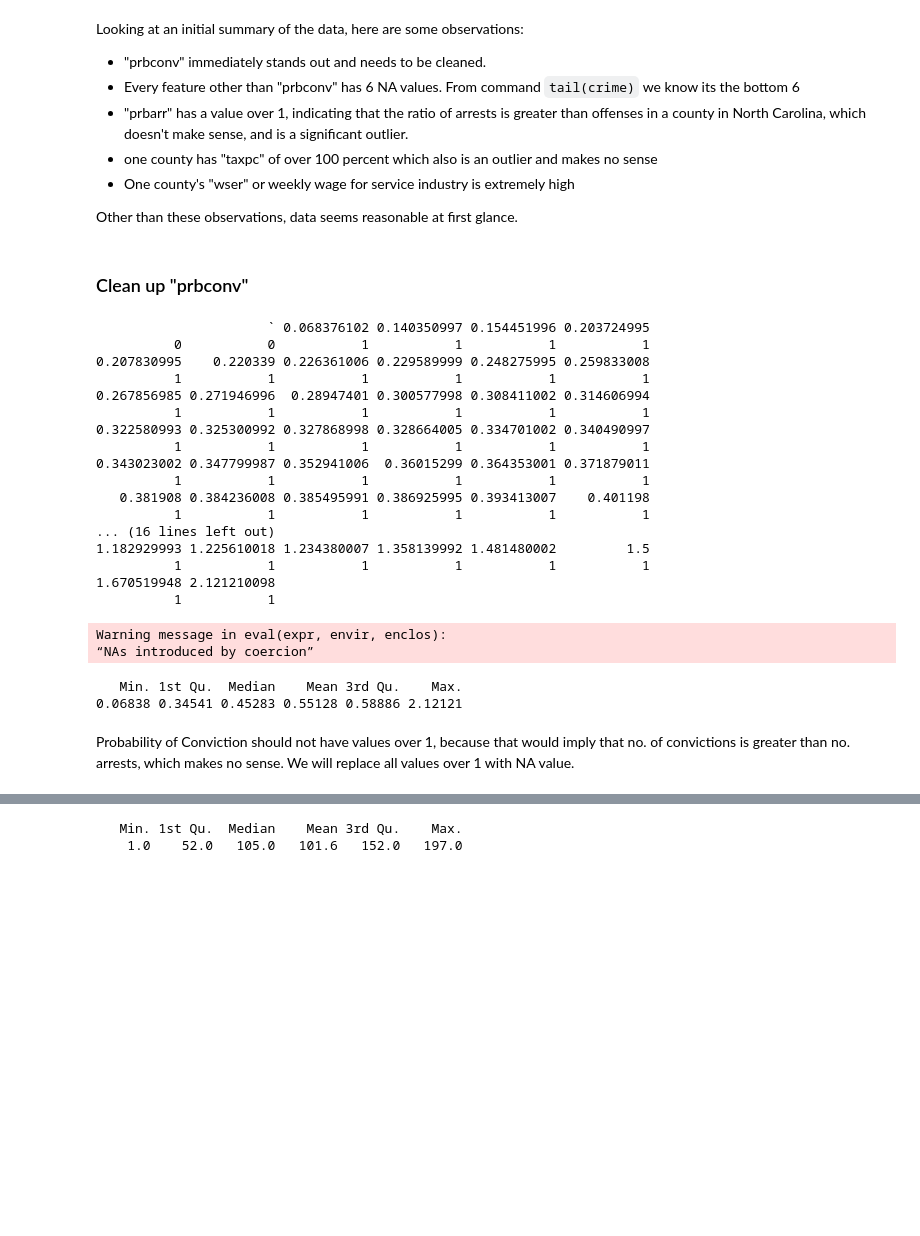
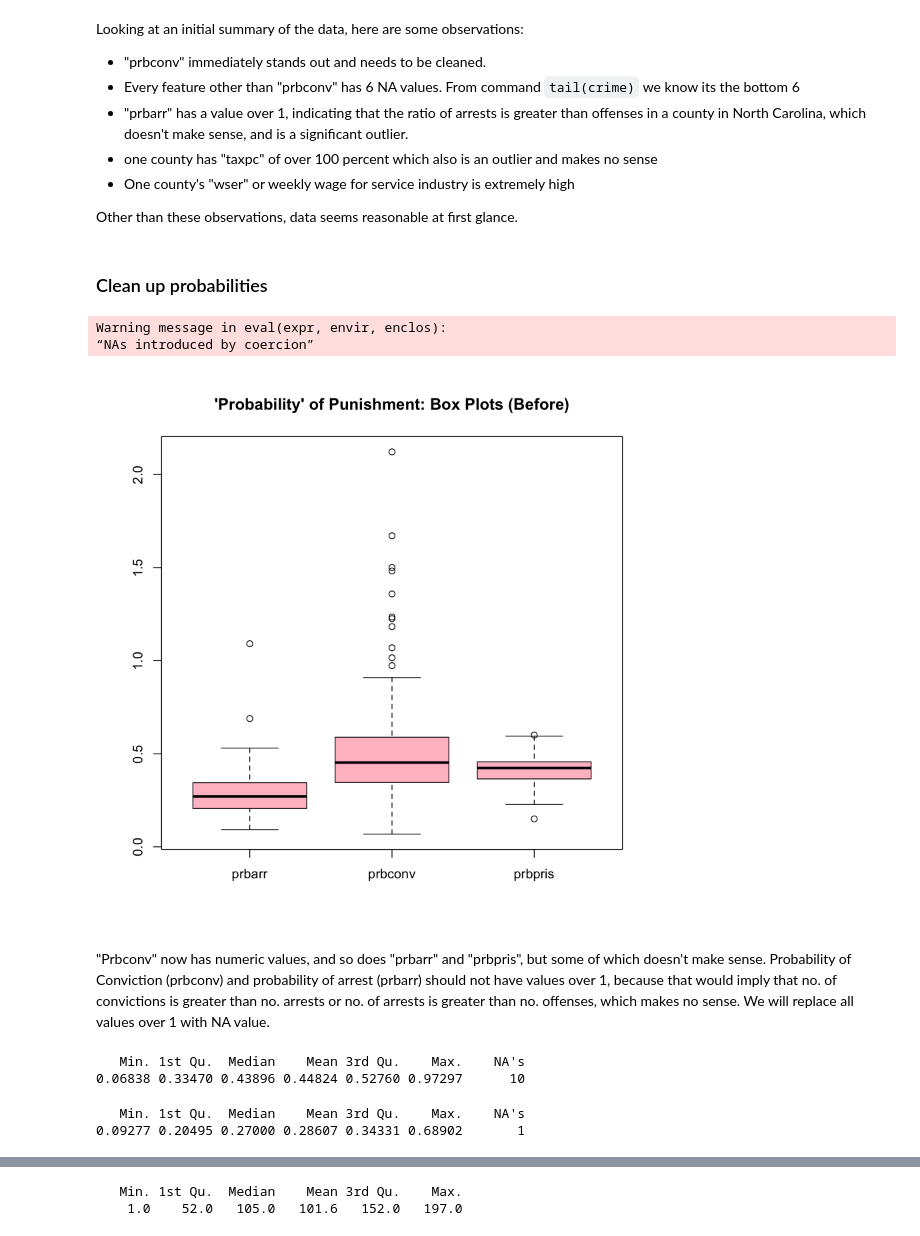
Before and after one commit to lucaschadwicklam97/lab_3_collab, a Jupyter notebook: Annabelle_Joy_Lucas_lab3_v1.ipynb, the cells around one changed output, grey strips where cells are left out. Cells and saved outputs as stored; diff of their text form; code cells hidden in the pictures; blank space fills up the shorter version.

```diff
--- a/Annabelle_Joy_Lucas_lab3_v1.ipynb
+++ b/Annabelle_Joy_Lucas_lab3_v1.ipynb
@@ -98,39 +100,35 @@ Other than these observations, data seems reasonable at first glance.
 # First we will get rid of bottom 6 rows with all values N/A. They are meaningless
 crime <- crime[1:91,]
 # %% [markdown]
-### Clean up "prbconv"
+### Clean up probabilities
-# %%
-# summary output the whole list of variables due to occurrences of non-numeric values
-summary(crime$prbconv)
-# %% [output]
-                      ` 0.068376102 0.140350997 0.154451996 0.203724995
-          0           0           1           1           1           1
-0.207830995    0.220339 0.226361006 0.229589999 0.248275995 0.259833008
-          1           1           1           1           1           1
-0.267856985 0.271946996  0.28947401 0.300577998 0.308411002 0.314606994
-          1           1           1           1           1           1
-0.322580993 0.325300992 0.327868998 0.328664005 0.334701002 0.340490997
-          1           1           1           1           1           1
-0.343023002 0.347799987 0.352941006  0.36015299 0.364353001 0.371879011
-          1           1           1           1           1           1
-   0.381908 0.384236008 0.385495991 0.386925995 0.393413007    0.401198
-          1           1           1           1           1           1
-... (16 lines left out)
-1.182929993 1.225610018 1.234380007 1.358139992 1.481480002         1.5
-          1           1           1           1           1           1
-1.670519948 2.121210098
-          1           1
 # %%
-# Turning prbconv into numeric values and putting into new dataframe "crime_cleaned."
+# Turning prbconv into numeric values because there were non-numeric variables and putting into new dataframe "crime_cleaned."
 # Will be using crime_cleaned for the rest of data analysis
 
 crime$prbconv <- as.numeric(levels(crime$prbconv))[crime$prbconv]
 crime_cleaned = crime[!is.na(crime$prbconv), ]
-summary(crime_cleaned$prbconv)
 # %% [output]
 Warning message in eval(expr, envir, enclos):
 “NAs introduced by coercion”
-   Min. 1st Qu.  Median    Mean 3rd Qu.    Max.
-0.06838 0.34541 0.45283 0.55128 0.58886 2.12121
+# %%
+boxplot(crime_cleaned[c(4:6)],
+        data=crime_cleaned,
+        main="'Probability' of Punishment: Box Plots (Before)",
+        col="pink")
+# %% [output]
+[figure, added]
 # %% [markdown]
-Probability of Conviction should not have values over 1, because that would imply that no. of convictions is greater than no. arrests, which makes no sense. We will replace all values over 1 with NA value.
+"Prbconv" now has numeric values, and so does "prbarr" and "prbpris", but some of which doesn't make sense. Probability of Conviction (prbconv) and probability of arrest (prbarr) should not have values over 1, because that would imply that no. of convictions is greater than no. arrests or no. of arrests is greater than no. offenses, which makes no sense. We will replace all values over 1 with NA value.
+# %%
+# cleaning prbconv
+crime_cleaned$prbconv[crime_cleaned$prbconv >= 1] = NA
+summary(crime_cleaned$prbconv, na.rm = T)
+
+# cleaning prbbarr
+crime_cleaned$prbarr[crime_cleaned$prbarr >= 1] = NA
+summary(crime_cleaned$prbarr, na.rm = T)
+# %% [output]
+   Min. 1st Qu.  Median    Mean 3rd Qu.    Max.    NA's
+0.06838 0.33470 0.43896 0.44824 0.52760 0.97297      10
+   Min. 1st Qu.  Median    Mean 3rd Qu.    Max.    NA's
+0.09277 0.20495 0.27000 0.28607 0.34331 0.68902       1
```
Also changed, not shown: parts of 13 cells of this notebook.
